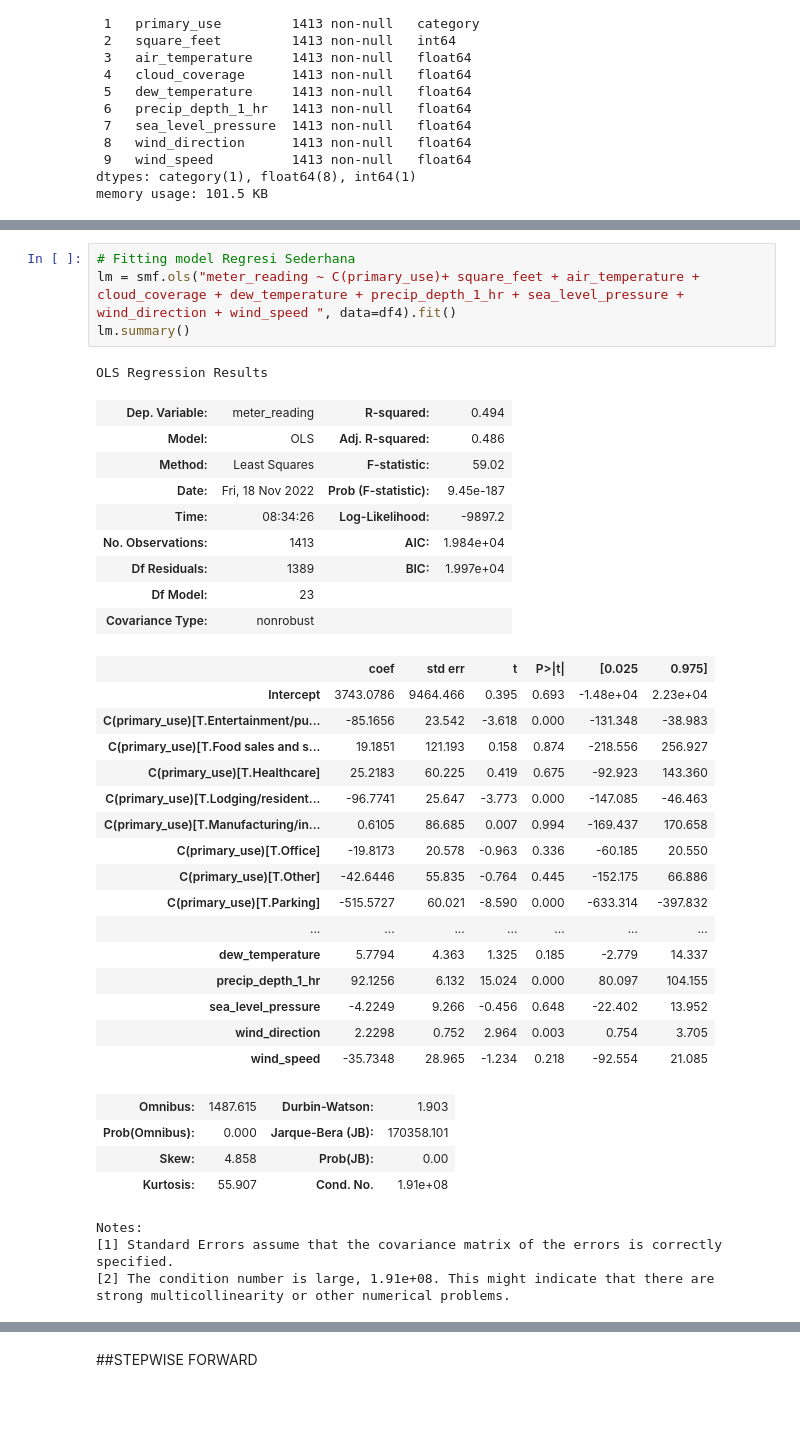
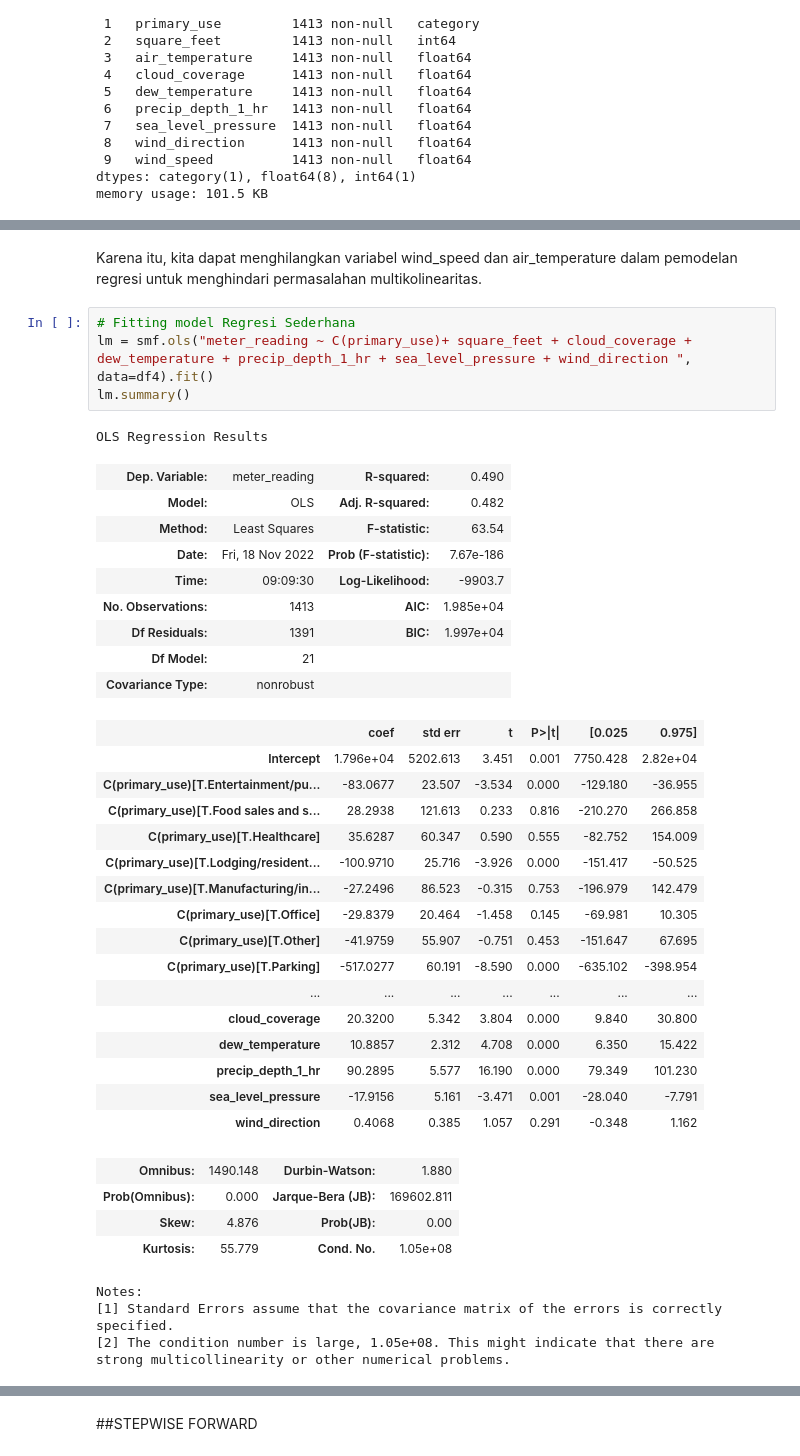
Before and after one commit to raistra/F-Case-Study-04-Data-Mining, a Jupyter notebook: Case_Study_04_Kelompok_F.ipynb, the cells around one changed output, grey strips where cells are left out. Saved outputs shown, nothing was run; the diff lists cells and outputs as text; blank space fills up the shorter version.

```diff
--- a/Case_Study_04_Kelompok_F.ipynb
+++ b/Case_Study_04_Kelompok_F.ipynb
@@ -364,39 +381,41 @@ Interpretasi:
+# %% [markdown]
+Karena itu, kita dapat menghilangkan variabel wind_speed dan air_temperature dalam pemodelan regresi untuk menghindari permasalahan multikolinearitas.
 # %%
 # Fitting model Regresi Sederhana
-lm = smf.ols("meter_reading ~ C(primary_use)+ square_feet + air_temperature + cloud_coverage + dew_temperature + precip_depth_1_hr + sea_level_pressure + wind_direction + wind_speed ", data=df4).fit()
+lm = smf.ols("meter_reading ~ C(primary_use)+ square_feet + cloud_coverage + dew_temperature + precip_depth_1_hr + sea_level_pressure + wind_direction ", data=df4).fit()
 lm.summary()
 # %% [output]
 OLS Regression Results
-| Dep. Variable: | meter_reading | R-squared: | 0.494 |
-| Model: | OLS | Adj. R-squared: | 0.486 |
-| Method: | Least Squares | F-statistic: | 59.02 |
-| Date: | Fri, 18 Nov 2022 | Prob (F-statistic): | 9.45e-187 |
-| Time: | 08:34:26 | Log-Likelihood: | -9897.2 |
-| No. Observations: | 1413 | AIC: | 1.984e+04 |
-| Df Residuals: | 1389 | BIC: | 1.997e+04 |
-| Df Model: | 23 |  |  |
+| Dep. Variable: | meter_reading | R-squared: | 0.490 |
+| Model: | OLS | Adj. R-squared: | 0.482 |
+| Method: | Least Squares | F-statistic: | 63.54 |
+| Date: | Fri, 18 Nov 2022 | Prob (F-statistic): | 7.67e-186 |
+| Time: | 09:09:30 | Log-Likelihood: | -9903.7 |
+| No. Observations: | 1413 | AIC: | 1.985e+04 |
+| Df Residuals: | 1391 | BIC: | 1.997e+04 |
+| Df Model: | 21 |  |  |
 | Covariance Type: | nonrobust |  |  |
 |  | coef | std err | t | P>|t| | [0.025 | 0.975] |
-| Intercept | 3743.0786 | 9464.466 | 0.395 | 0.693 | -1.48e+04 | 2.23e+04 |
-| C(primary_use)[T.Entertainment/pu... | -85.1656 | 23.542 | -3.618 | 0.000 | -131.348 | -38.983 |
-| C(primary_use)[T.Food sales and s... | 19.1851 | 121.193 | 0.158 | 0.874 | -218.556 | 256.927 |
-| C(primary_use)[T.Healthcare] | 25.2183 | 60.225 | 0.419 | 0.675 | -92.923 | 143.360 |
-| C(primary_use)[T.Lodging/resident... | -96.7741 | 25.647 | -3.773 | 0.000 | -147.085 | -46.463 |
-| C(primary_use)[T.Manufacturing/in... | 0.6105 | 86.685 | 0.007 | 0.994 | -169.437 | 170.658 |
-| C(primary_use)[T.Office] | -19.8173 | 20.578 | -0.963 | 0.336 | -60.185 | 20.550 |
-| C(primary_use)[T.Other] | -42.6446 | 55.835 | -0.764 | 0.445 | -152.175 | 66.886 |
-| C(primary_use)[T.Parking] | -515.5727 | 60.021 | -8.590 | 0.000 | -633.314 | -397.832 |
+| Intercept | 1.796e+04 | 5202.613 | 3.451 | 0.001 | 7750.428 | 2.82e+04 |
+| C(primary_use)[T.Entertainment/pu... | -83.0677 | 23.507 | -3.534 | 0.000 | -129.180 | -36.955 |
+| C(primary_use)[T.Food sales and s... | 28.2938 | 121.613 | 0.233 | 0.816 | -210.270 | 266.858 |
+| C(primary_use)[T.Healthcare] | 35.6287 | 60.347 | 0.590 | 0.555 | -82.752 | 154.009 |
+| C(primary_use)[T.Lodging/resident... | -100.9710 | 25.716 | -3.926 | 0.000 | -151.417 | -50.525 |
+| C(primary_use)[T.Manufacturing/in... | -27.2496 | 86.523 | -0.315 | 0.753 | -196.979 | 142.479 |
+| C(primary_use)[T.Office] | -29.8379 | 20.464 | -1.458 | 0.145 | -69.981 | 10.305 |
+| C(primary_use)[T.Other] | -41.9759 | 55.907 | -0.751 | 0.453 | -151.647 | 67.695 |
+| C(primary_use)[T.Parking] | -517.0277 | 60.191 | -8.590 | 0.000 | -635.102 | -398.954 |
 | ... | ... | ... | ... | ... | ... | ... |
-| dew_temperature | 5.7794 | 4.363 | 1.325 | 0.185 | -2.779 | 14.337 |
-| precip_depth_1_hr | 92.1256 | 6.132 | 15.024 | 0.000 | 80.097 | 104.155 |
-| sea_level_pressure | -4.2249 | 9.266 | -0.456 | 0.648 | -22.402 | 13.952 |
-| wind_direction | 2.2298 | 0.752 | 2.964 | 0.003 | 0.754 | 3.705 |
-| wind_speed | -35.7348 | 28.965 | -1.234 | 0.218 | -92.554 | 21.085 |
+| cloud_coverage | 20.3200 | 5.342 | 3.804 | 0.000 | 9.840 | 30.800 |
+| dew_temperature | 10.8857 | 2.312 | 4.708 | 0.000 | 6.350 | 15.422 |
+| precip_depth_1_hr | 90.2895 | 5.577 | 16.190 | 0.000 | 79.349 | 101.230 |
+| sea_level_pressure | -17.9156 | 5.161 | -3.471 | 0.001 | -28.040 | -7.791 |
+| wind_direction | 0.4068 | 0.385 | 1.057 | 0.291 | -0.348 | 1.162 |
-| Omnibus: | 1487.615 | Durbin-Watson: | 1.903 |
-| Prob(Omnibus): | 0.000 | Jarque-Bera (JB): | 170358.101 |
-| Skew: | 4.858 | Prob(JB): | 0.00 |
-| Kurtosis: | 55.907 | Cond. No. | 1.91e+08 |
+| Omnibus: | 1490.148 | Durbin-Watson: | 1.880 |
+| Prob(Omnibus): | 0.000 | Jarque-Bera (JB): | 169602.811 |
+| Skew: | 4.876 | Prob(JB): | 0.00 |
+| Kurtosis: | 55.779 | Cond. No. | 1.05e+08 |
 Notes:
 [1] Standard Errors assume that the covariance matrix of the errors is correctly specified.
-[2] The condition number is large, 1.91e+08. This might indicate that there are
+[2] The condition number is large, 1.05e+08. This might indicate that there are
 strong multicollinearity or other numerical problems.
```
Also changed, not shown: parts of 16 cells of this notebook.
